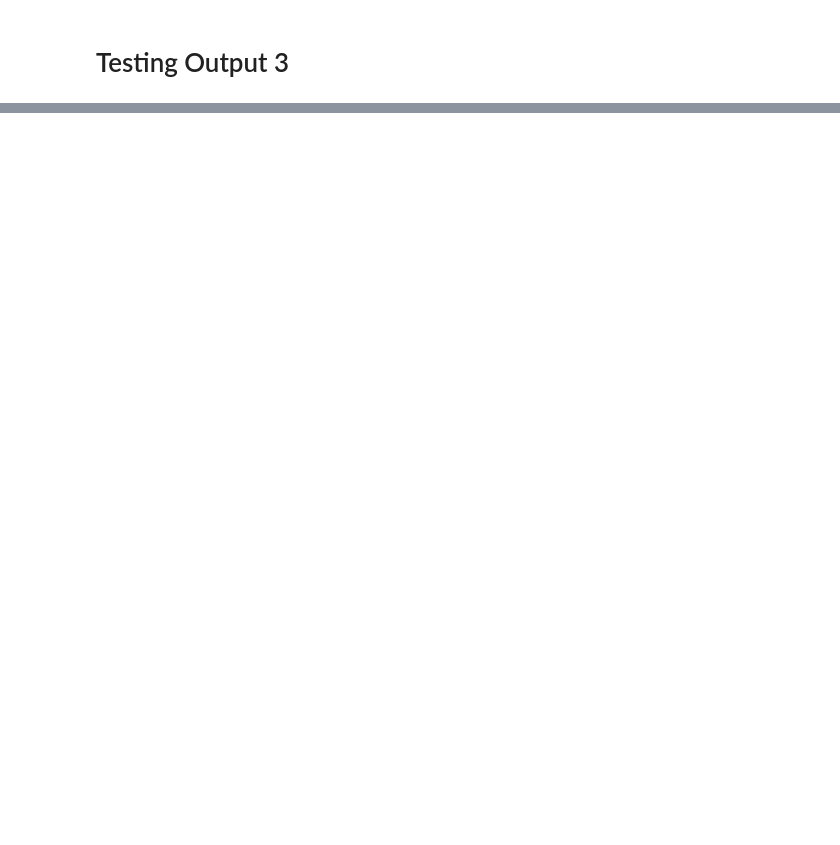
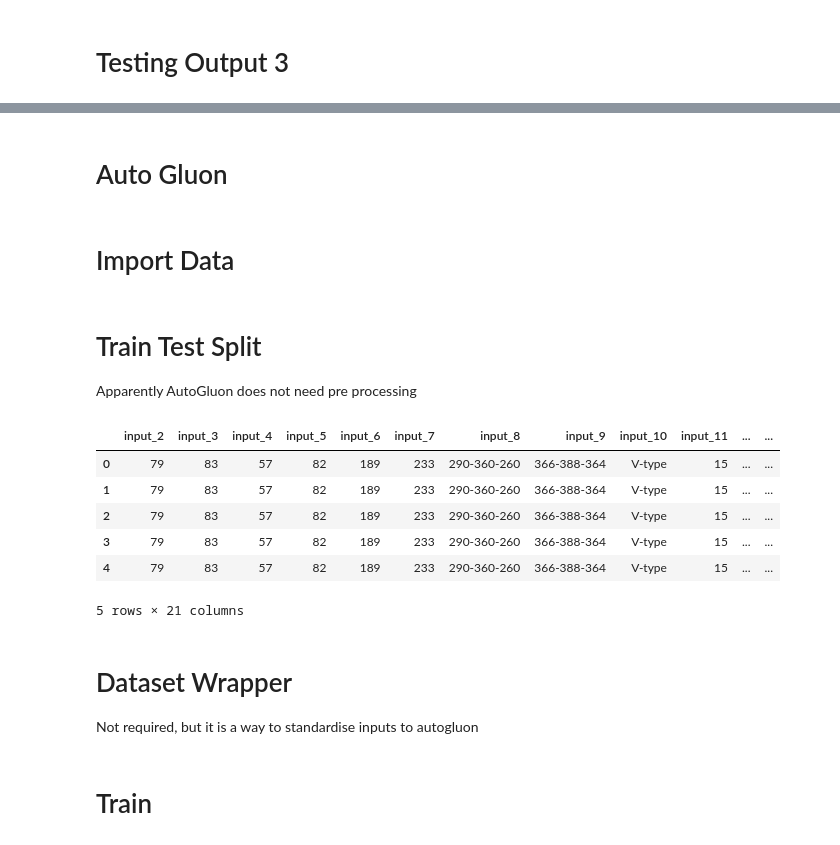
Before and after one commit to SmellingSalt/pythonQuickAndDirty, a Jupyter notebook: src/scripts/SmartEM/philipsRegression.ipynb, the cells around one changed output, grey strips where cells are left out. Cells and saved outputs as stored; diff of their text form; code cells hidden in the pictures; blank space fills up the shorter version.

Commit message:
AutoGluon

```diff
--- a/src/scripts/SmartEM/philipsRegression.ipynb
+++ b/src/scripts/SmartEM/philipsRegression.ipynb
@@ -549,0 +463,2 @@ plt.show()
+# %% [markdown]
+# Auto Gluon
@@ -549,0 +469,68 @@ plt.show()
+# %% [markdown]
+# Import Data
+# %%
+from pathlib import Path
+import numpy as np
+import pandas as pd
+
+repo_root = Path.cwd()
+if not (repo_root / "src" / "data" / "SmartEM" / "Philips").exists():
+    repo_root = repo_root.parents[2]
+
+data_dir = repo_root / "src" / "data" / "SmartEM" / "Philips"
+
+input_data = pd.read_csv(data_dir / "input.csv")
+output_data = pd.read_csv(data_dir / "output.csv")
+# %% [markdown]
+# Train Test Split
+Apparently AutoGluon does not need pre processing
+# %%
+import numpy as np
+
+def trainTestSplit(processedInput, output, Train=10, Test=3, seed=42):
+    # Unique values of input_1
+    unique_vals = processedInput["input_1"].unique()
+
+    # Check count
+    if len(unique_vals) != Train + Test:
+        raise ValueError(
+            f"Found {len(unique_vals)} unique values in input_1, "
+            f"but Train + Test = {Train + Test}"
+        )
+
+    # Shuffle with seed
+    rng = np.random.RandomState(seed)
+    shuffled_vals = unique_vals.copy()
+    rng.shuffle(shuffled_vals)
+
+    # Split
+    TrainVals = shuffled_vals[:Train]
+    TestVals = shuffled_vals[Train:]
+
+    # Create train and test sets
+    input_train = processedInput[processedInput["input_1"].isin(TrainVals)].copy()
+    input_test = processedInput[processedInput["input_1"].isin(TestVals)].copy()
+    output_train = output[processedInput["input_1"].isin(TrainVals)].copy()
+    output_test = output[processedInput["input_1"].isin(TestVals)].copy()
+
+    # Drop input_1 after splitting
+    input_train = input_train.drop(columns=["input_1"])
+    input_test = input_test.drop(columns=["input_1"])
+
+    return input_train, input_test,output_train,output_test, TrainVals, TestVals
+
+
+
+input_train, input_test,output_train,output_test, TrainVals, TestVals = trainTestSplit(processedInput=input_data, output=output_data, Train=10, Test=3, seed=42)
+input_train.head()
+# %% [output]
+|  | input_2 | input_3 | input_4 | input_5 | input_6 | input_7 | input_8 | input_9 | input_10 | input_11 | ... | ... |
+| 0 | 79 | 83 | 57 | 82 | 189 | 233 | 290-360-260 | 366-388-364 | V-type | 15 | ... | ... |
+| 1 | 79 | 83 | 57 | 82 | 189 | 233 | 290-360-260 | 366-388-364 | V-type | 15 | ... | ... |
+| 2 | 79 | 83 | 57 | 82 | 189 | 233 | 290-360-260 | 366-388-364 | V-type | 15 | ... | ... |
+| 3 | 79 | 83 | 57 | 82 | 189 | 233 | 290-360-260 | 366-388-364 | V-type | 15 | ... | ... |
+| 4 | 79 | 83 | 57 | 82 | 189 | 233 | 290-360-260 | 366-388-364 | V-type | 15 | ... | ... |
+5 rows × 21 columns
+# %% [markdown]
+# Dataset Wrapper
+Not required, but it is a way to standardise inputs to autogluon
@@ -549,0 +543,2 @@ plt.show()
+# %% [markdown]
+# Train
```
Also changed, not shown: parts of 18 cells of this notebook, 4 other files.
